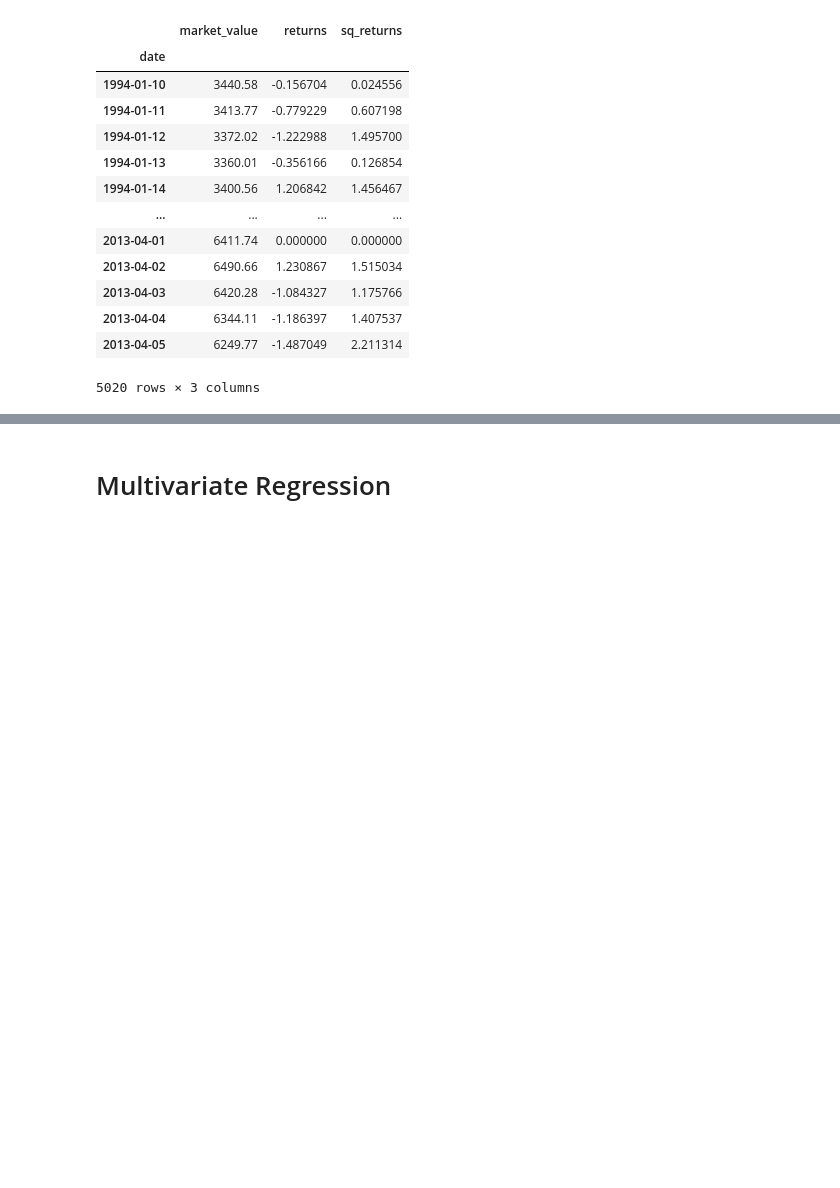
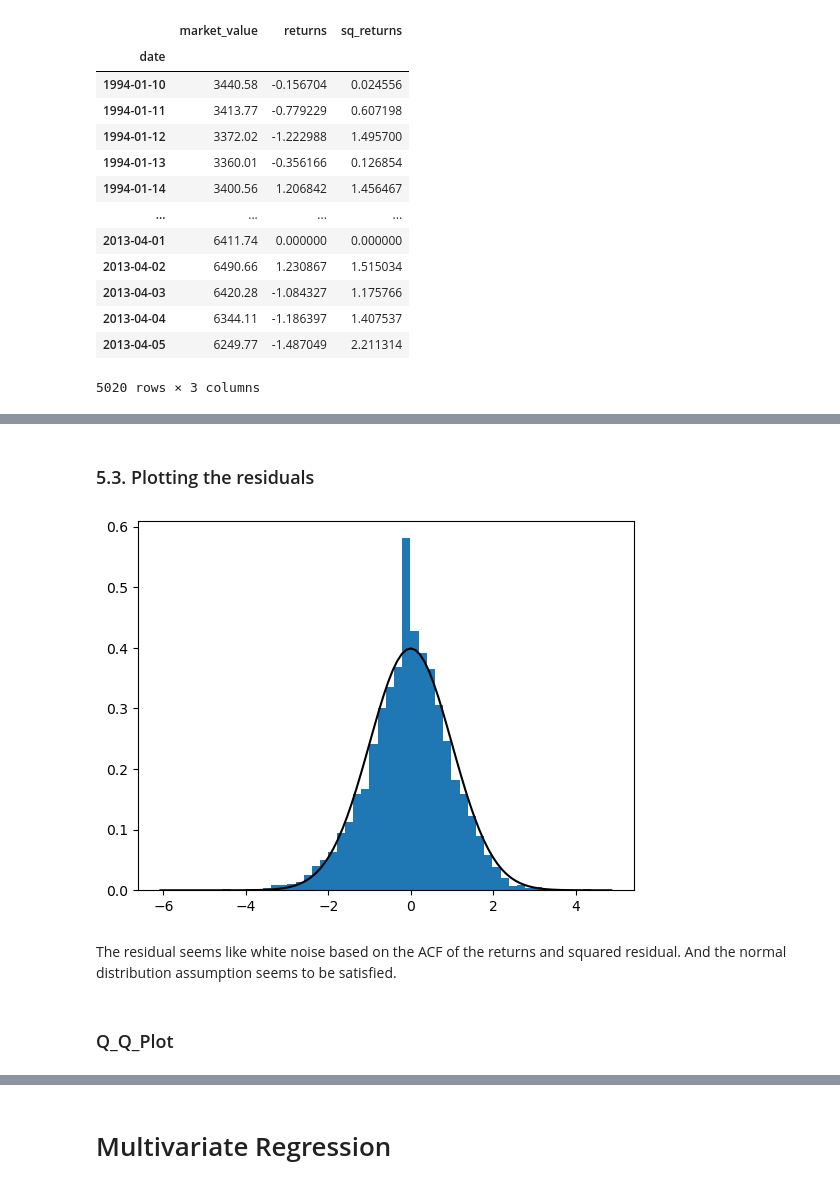
Before and after one commit to niranjan-kamal/time_series_models, a Jupyter notebook: Volatility_models_&_multivariate_regression.ipynb, the cells around one changed output, grey strips where cells are left out. Drawn from its saved outputs; the diff is of its cells as text; code cells hidden in the pictures; blank space fills up the shorter version.

```diff
--- a/Volatility_models_&_multivariate_regression.ipynb
+++ b/Volatility_models_&_multivariate_regression.ipynb
@@ -623,0 +654,16 @@ plt.show()
+# %% [markdown]
+### 5.3. Plotting the residuals
+# %%
+from scipy.stats import norm
+plt.hist(std_residuals, density=True, bins = 50)
+xmin, xmax = plt.xlim()
+x = np.linspace(xmin, xmax, 100)
+p = norm.pdf(x, 0, 1)
+plt.plot(x, p, 'k')
+plt.show()
+# %% [output]
+[figure, added]
+# %% [markdown]
+The residual seems like white noise based on the ACF of the returns and squared residual. And the normal distribution assumption seems to be satisfied.
+# %% [markdown]
+### Q_Q_Plot
```
Also changed, not shown: parts of 27 cells of this notebook.
